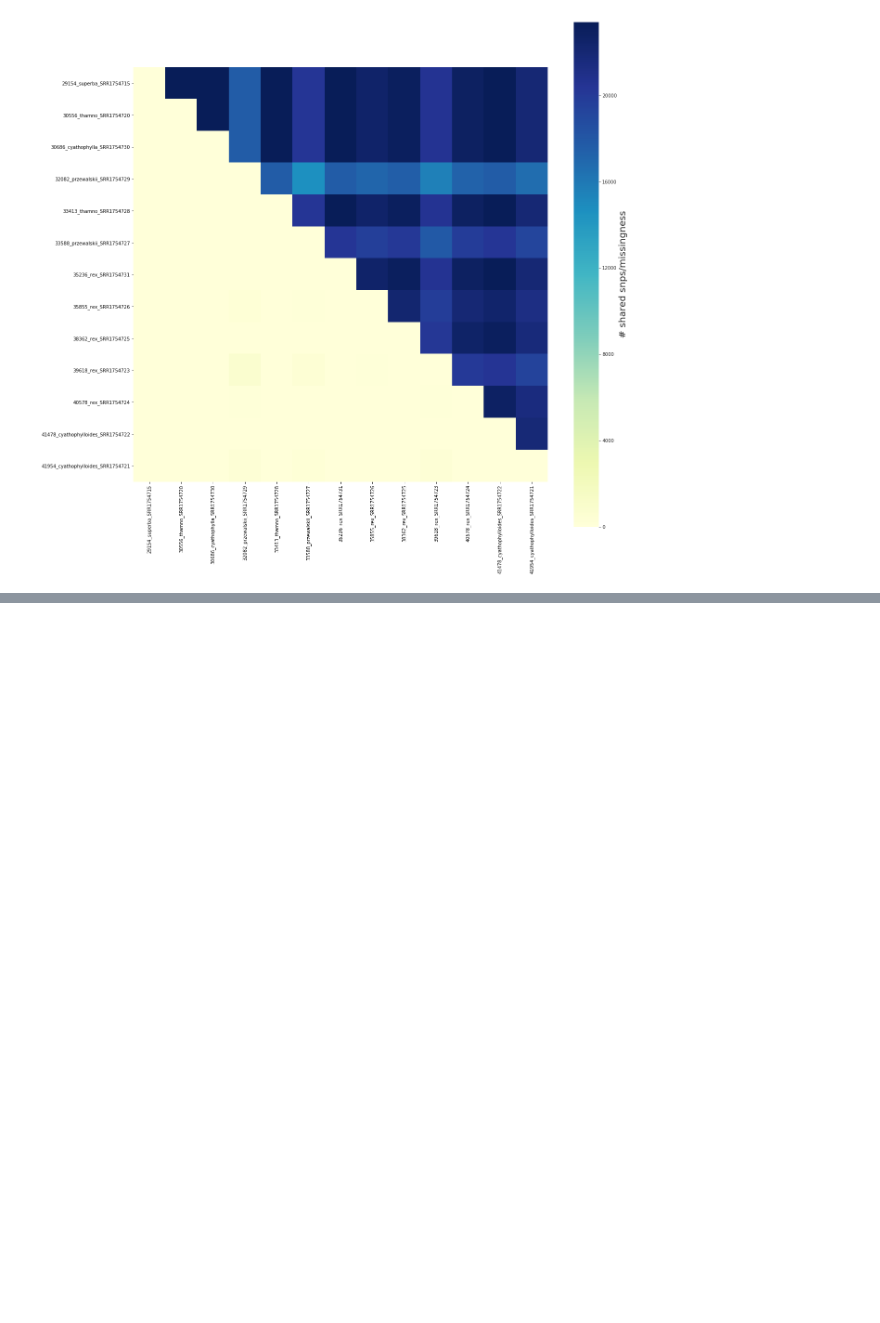
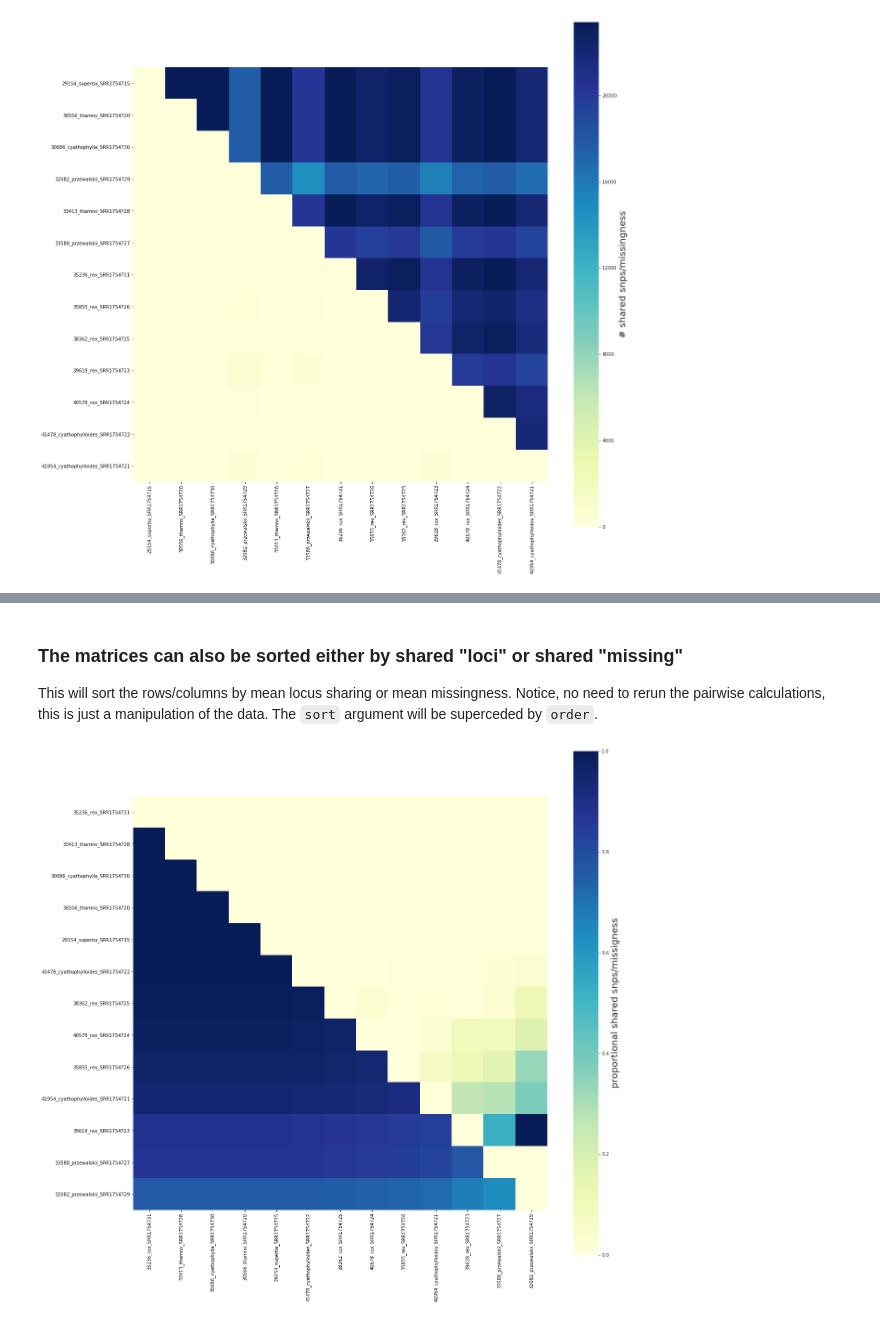
Before and after one commit to dereneaton/ipyrad, a Jupyter notebook: newdocs/API-analysis/cookbook-sharing.ipynb, the cells around one changed output, grey strips where cells are left out. Cells and saved outputs as stored; diff of their text form; code cells hidden in the pictures; blank space fills up the shorter version.

```diff
--- a/newdocs/API-analysis/cookbook-sharing.ipynb
+++ b/newdocs/API-analysis/cookbook-sharing.ipynb
@@ -68,0 +142,7 @@ fig, ax = share.draw(scaled=False)
+# %% [markdown]
+### The matrices can also be sorted either by shared "loci" or shared "missing"
+This will sort the rows/columns by mean locus sharing or mean missingness. Notice, no need to rerun the pairwise calculations, this is just a manipulation of the data. The `sort` argument will be superceded by `order`.
+# %%
+fig, ax = share.draw(sort="loci")
+# %% [output]
+[figure, added]
```
Also changed, not shown: parts of 9 cells of this notebook, 1 other file.
